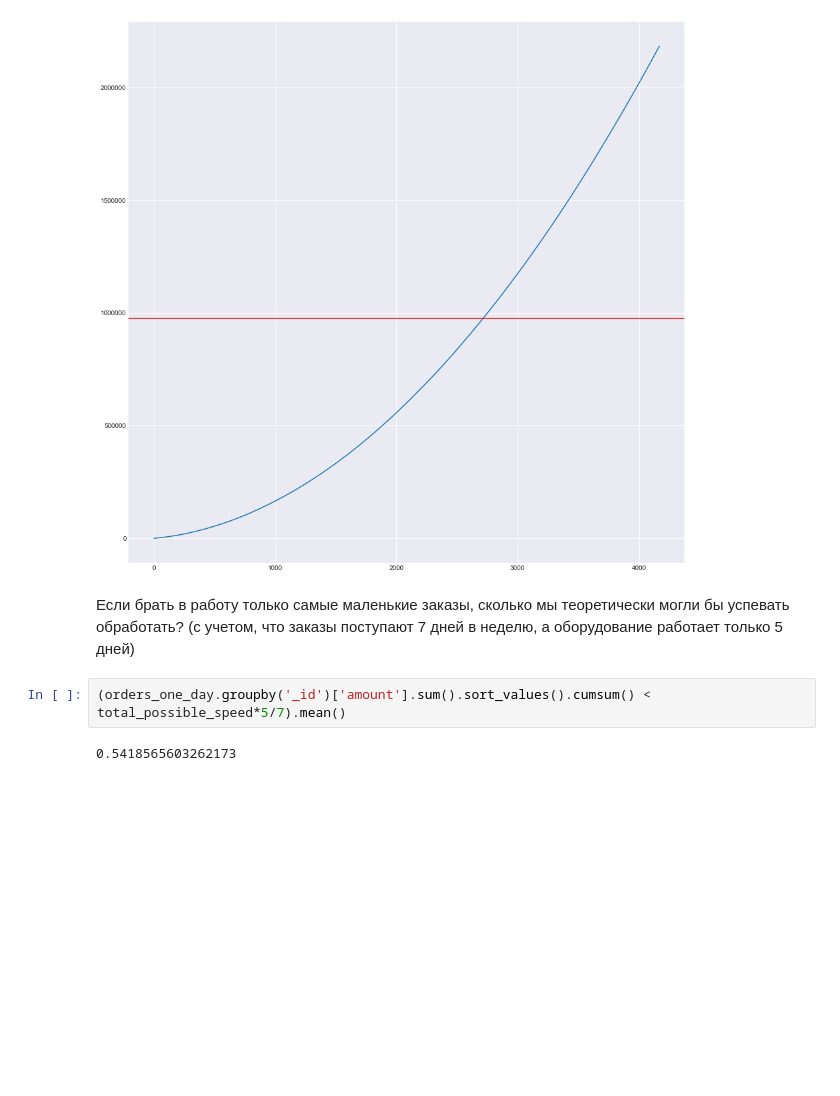
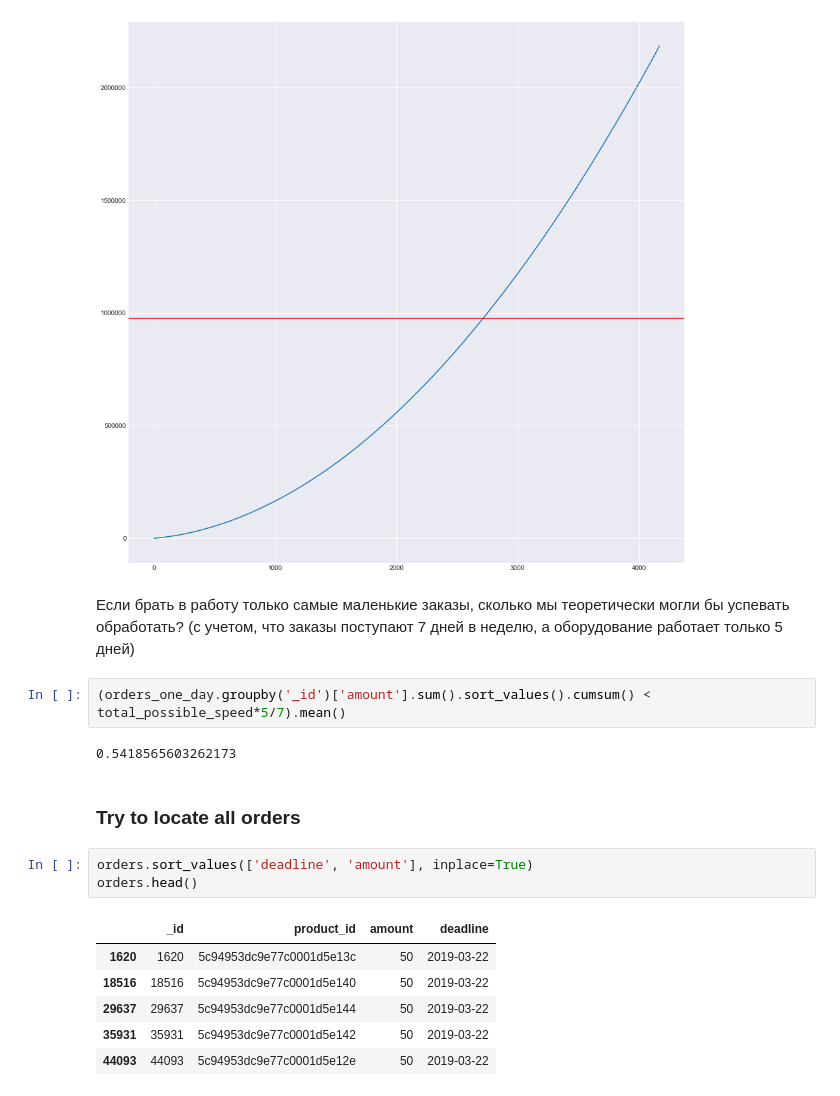
Before and after one commit to azolotukhin/biocad, a Jupyter notebook: analyse/vukw.ipynb, the cells around one changed output. Saved outputs shown, nothing was run; the diff lists cells and outputs as text; blank space fills up the shorter version.

```diff
--- a/analyse/vukw.ipynb
+++ b/analyse/vukw.ipynb
@@ -222,3 +233,15 @@ pp.axhline(total_possible_speed, color='red')
 (orders_one_day.groupby('_id')['amount'].sum().sort_values().cumsum() < total_possible_speed*5/7).mean()
 # %% [output]
 0.5418565603262173
+# %% [markdown]
+### Try to locate all orders
+# %%
+orders.sort_values(['deadline', 'amount'], inplace=True)
+orders.head()
+# %% [output]
+|  | _id | product_id | amount | deadline |
+| 1620 | 1620 | 5c94953dc9e77c0001d5e13c | 50 | 2019-03-22 |
+| 18516 | 18516 | 5c94953dc9e77c0001d5e140 | 50 | 2019-03-22 |
+| 29637 | 29637 | 5c94953dc9e77c0001d5e144 | 50 | 2019-03-22 |
+| 35931 | 35931 | 5c94953dc9e77c0001d5e142 | 50 | 2019-03-22 |
+| 44093 | 44093 | 5c94953dc9e77c0001d5e12e | 50 | 2019-03-22 |
```
Also changed, not shown: parts of 4 cells of this notebook.
